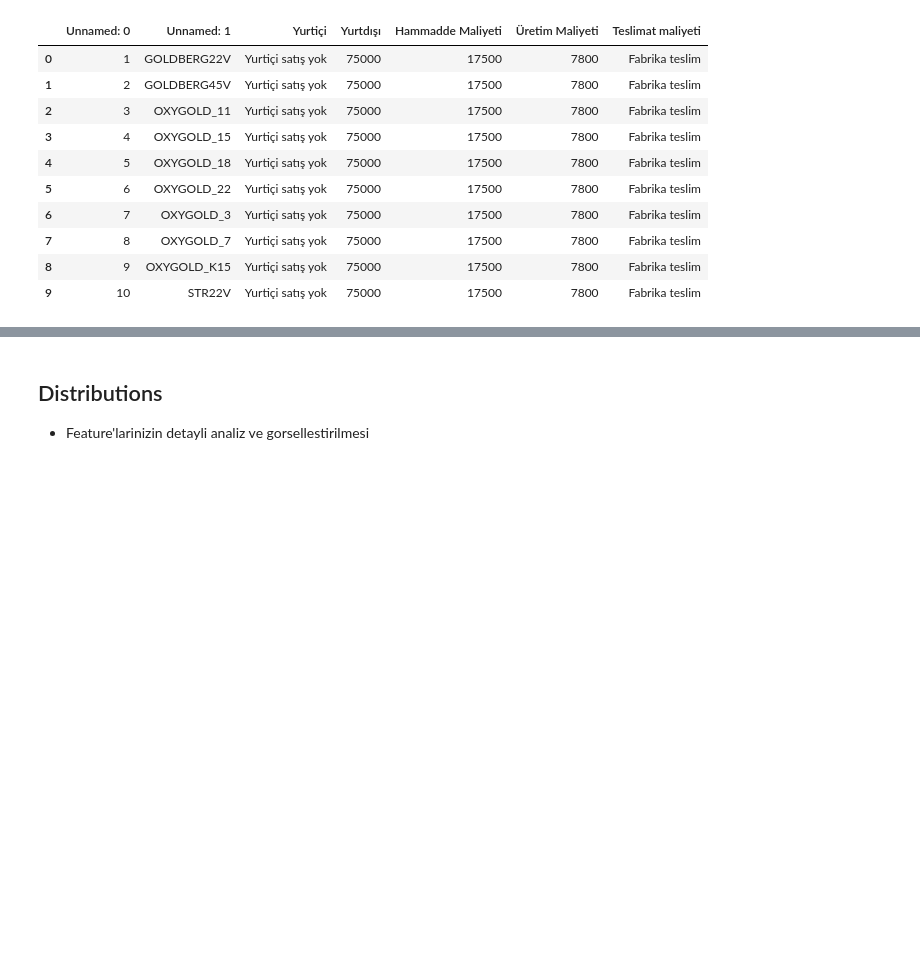
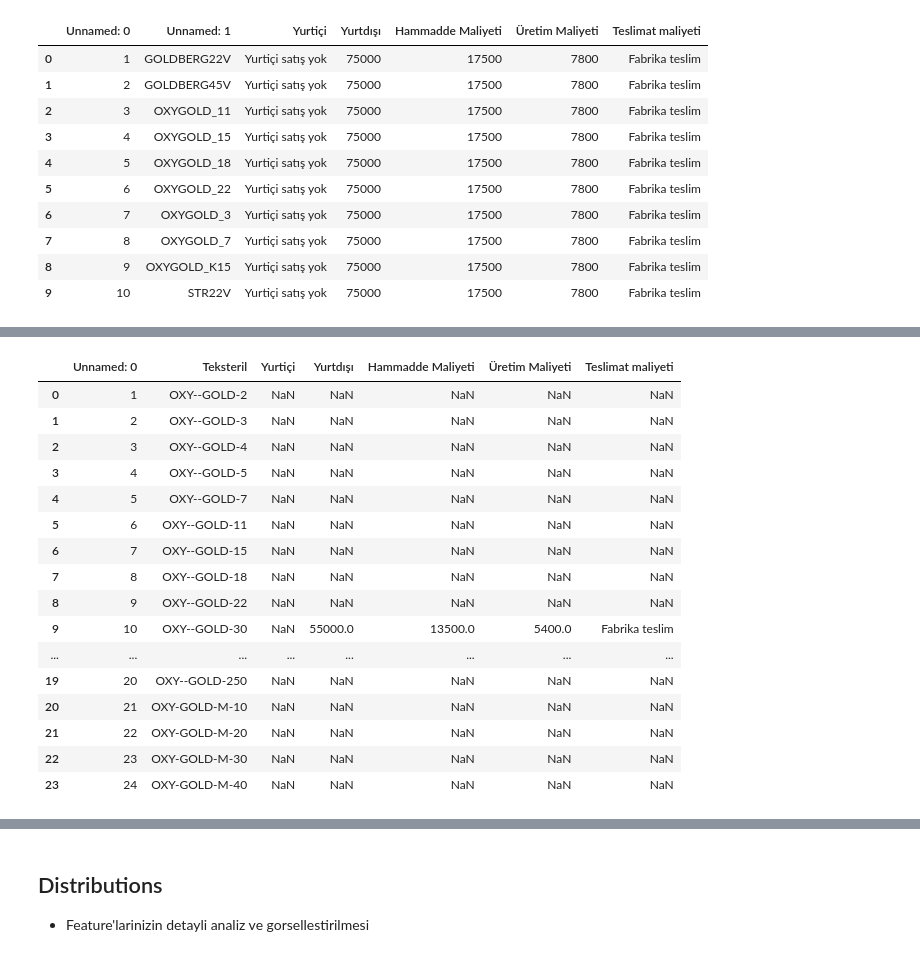
Before and after one commit to Duygu-Jones/LLM_Playground, a Jupyter notebook: 01_EDA/KATEGORILER/01_Otoklav_Oksijen/FNur/FNUR_EDA_NOTEBOOK_OTOKLAV_OKSIJEN_SATIS.ipynb, the cells around one changed output, grey strips where cells are left out. Saved outputs shown, nothing was run; the diff lists cells and outputs as text; code cells hidden in the pictures; blank space fills up the shorter version.

Commit message:
Eda_otoklav_oksijen_(Fnur_06)

```diff
--- a/01_EDA/KATEGORILER/01_Otoklav_Oksijen/FNur/FNUR_EDA_NOTEBOOK_OTOKLAV_OKSIJEN_SATIS.ipynb
+++ b/01_EDA/KATEGORILER/01_Otoklav_Oksijen/FNur/FNUR_EDA_NOTEBOOK_OTOKLAV_OKSIJEN_SATIS.ipynb
@@ -1620,0 +1666,20 @@ df_satis_oksijen2[['Unnamed: 1']]
+# %%
+df_satis_oksijen
+# %% [output]
+|  | Unnamed: 0 | Teksteril | Yurtiçi | Yurtdışı | Hammadde Maliyeti | Üretim Maliyeti | Teslimat maliyeti |
+| 0 | 1 | OXY--GOLD-2 | NaN | NaN | NaN | NaN | NaN |
+| 1 | 2 | OXY--GOLD-3 | NaN | NaN | NaN | NaN | NaN |
+| 2 | 3 | OXY--GOLD-4 | NaN | NaN | NaN | NaN | NaN |
+| 3 | 4 | OXY--GOLD-5 | NaN | NaN | NaN | NaN | NaN |
+| 4 | 5 | OXY--GOLD-7 | NaN | NaN | NaN | NaN | NaN |
+| 5 | 6 | OXY--GOLD-11 | NaN | NaN | NaN | NaN | NaN |
+| 6 | 7 | OXY--GOLD-15 | NaN | NaN | NaN | NaN | NaN |
+| 7 | 8 | OXY--GOLD-18 | NaN | NaN | NaN | NaN | NaN |
+| 8 | 9 | OXY--GOLD-22 | NaN | NaN | NaN | NaN | NaN |
+| 9 | 10 | OXY--GOLD-30 | NaN | 55000.0 | 13500.0 | 5400.0 | Fabrika teslim |
+| ... | ... | ... | ... | ... | ... | ... | ... |
+| 19 | 20 | OXY--GOLD-250 | NaN | NaN | NaN | NaN | NaN |
+| 20 | 21 | OXY-GOLD-M-10 | NaN | NaN | NaN | NaN | NaN |
+| 21 | 22 | OXY-GOLD-M-20 | NaN | NaN | NaN | NaN | NaN |
+| 22 | 23 | OXY-GOLD-M-30 | NaN | NaN | NaN | NaN | NaN |
+| 23 | 24 | OXY-GOLD-M-40 | NaN | NaN | NaN | NaN | NaN |
```
Also changed, not shown: parts of 42 cells of this notebook, 1 other file.
